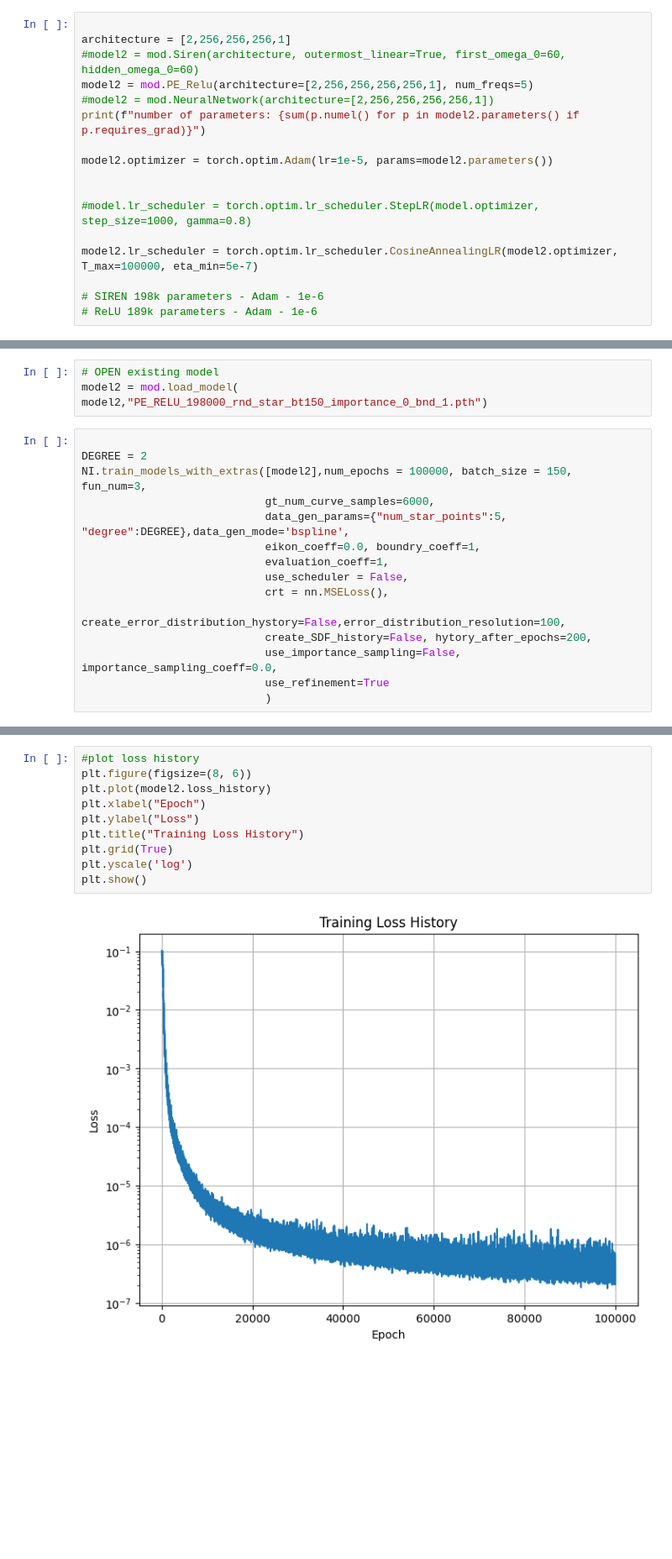
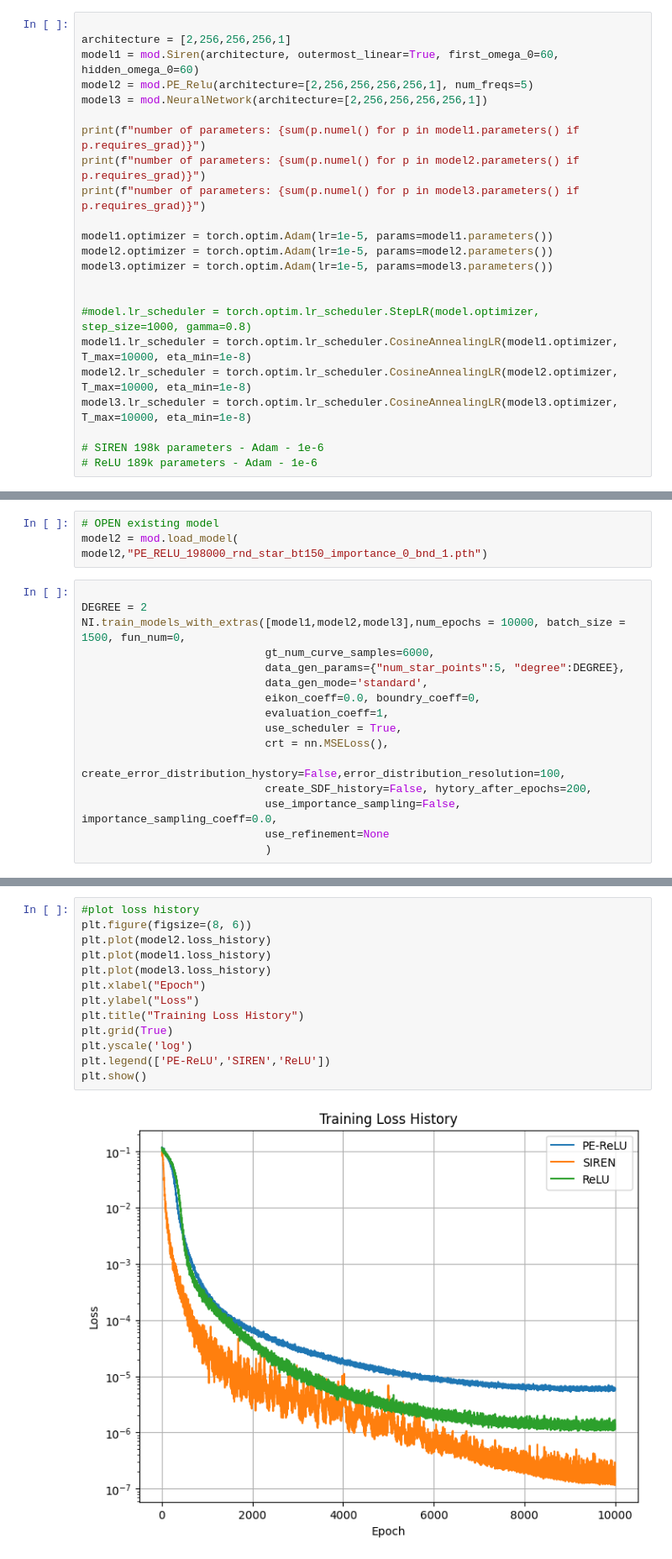
Before and after one commit to csgellert/NeuralIGA, a Jupyter notebook: Neural iga/NeuralSDF/neural_implicit.ipynb, the cells around one changed output, grey strips where cells are left out. Shown at 84% size. Saved outputs shown, nothing was run; the diff lists cells and outputs as text; blank space fills up the shorter version.

Commit message:
add extra standard test cases

```diff
--- a/Neural iga/NeuralSDF/neural_implicit.ipynb
+++ b/Neural iga/NeuralSDF/neural_implicit.ipynb
@@ -135,17 +146,23 @@ SDF MAE between 60000 and 6000 samples: 2.1292987225185537e-07
 # %%
 
 architecture = [2,256,256,256,1]
-#model2 = mod.Siren(architecture, outermost_linear=True, first_omega_0=60, hidden_omega_0=60)
+model1 = mod.Siren(architecture, outermost_linear=True, first_omega_0=60, hidden_omega_0=60)
 model2 = mod.PE_Relu(architecture=[2,256,256,256,256,1], num_freqs=5)
-#model2 = mod.NeuralNetwork(architecture=[2,256,256,256,256,1])
+model3 = mod.NeuralNetwork(architecture=[2,256,256,256,256,1])
+
+print(f"number of parameters: {sum(p.numel() for p in model1.parameters() if p.requires_grad)}")
 print(f"number of parameters: {sum(p.numel() for p in model2.parameters() if p.requires_grad)}")
+print(f"number of parameters: {sum(p.numel() for p in model3.parameters() if p.requires_grad)}")
 
+model1.optimizer = torch.optim.Adam(lr=1e-5, params=model1.parameters())
 model2.optimizer = torch.optim.Adam(lr=1e-5, params=model2.parameters())
+model3.optimizer = torch.optim.Adam(lr=1e-5, params=model3.parameters())
 
 
 #model.lr_scheduler = torch.optim.lr_scheduler.StepLR(model.optimizer, step_size=1000, gamma=0.8)
-
-model2.lr_scheduler = torch.optim.lr_scheduler.CosineAnnealingLR(model2.optimizer, T_max=100000, eta_min=5e-7)
+model1.lr_scheduler = torch.optim.lr_scheduler.CosineAnnealingLR(model1.optimizer, T_max=10000, eta_min=1e-8)
+model2.lr_scheduler = torch.optim.lr_scheduler.CosineAnnealingLR(model2.optimizer, T_max=10000, eta_min=1e-8)
+model3.lr_scheduler = torch.optim.lr_scheduler.CosineAnnealingLR(model3.optimizer, T_max=10000, eta_min=1e-8)
 
 # SIREN 198k parameters - Adam - 1e-6
 # ReLU 189k parameters - Adam - 1e-6
@@ -157,16 +176,17 @@ model2 = mod.load_model( model2,"PE_RELU_198000_rnd_star_bt150_importance_0_bnd_
 # %%
 
 DEGREE = 2
-NI.train_models_with_extras([model2],num_epochs = 100000, batch_size = 150, fun_num=3,
+NI.train_models_with_extras([model1,model2,model3],num_epochs = 10000, batch_size = 1500, fun_num=0,
                             gt_num_curve_samples=6000,
-                            data_gen_params={"num_star_points":5, "degree":DEGREE},data_gen_mode='bspline',
-                            eikon_coeff=0.0, boundry_coeff=1,
+                            data_gen_params={"num_star_points":5, "degree":DEGREE},
+                            data_gen_mode='standard',
+                            eikon_coeff=0.0, boundry_coeff=0,
                             evaluation_coeff=1,
-                            use_scheduler = False,
+                            use_scheduler = True,
                             crt = nn.MSELoss(),
                             create_error_distribution_hystory=False,error_distribution_resolution=100,
                             create_SDF_history=False, hytory_after_epochs=200,
                             use_importance_sampling=False, importance_sampling_coeff=0.0,
-                            use_refinement=True
+                            use_refinement=None
                             )
 # %% [output]
@@ -285,12 +305,15 @@ MovieWriter imagemagick unavailable; using Pillow instead.
 # %%
 #plot loss history
 plt.figure(figsize=(8, 6))
 plt.plot(model2.loss_history)
+plt.plot(model1.loss_history)
+plt.plot(model3.loss_history)
 plt.xlabel("Epoch")
 plt.ylabel("Loss")
 plt.title("Training Loss History")
 plt.grid(True)
 plt.yscale('log')
+plt.legend(['PE-ReLU','SIREN','ReLU'])
 plt.show()
 # %% [output]
-[figure, old version]
+[figure, new version]
```
Also changed, not shown: parts of 9 cells of this notebook, 2 other files.
